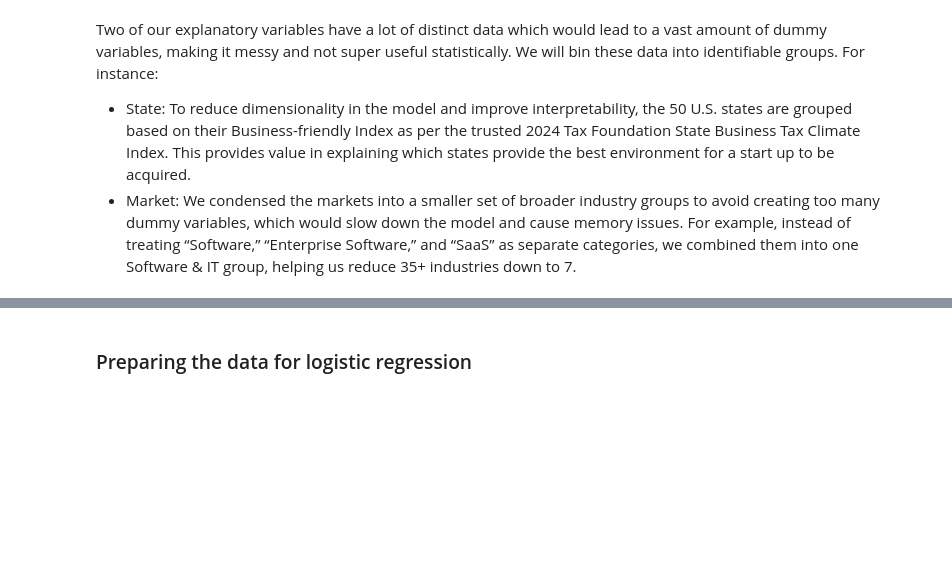
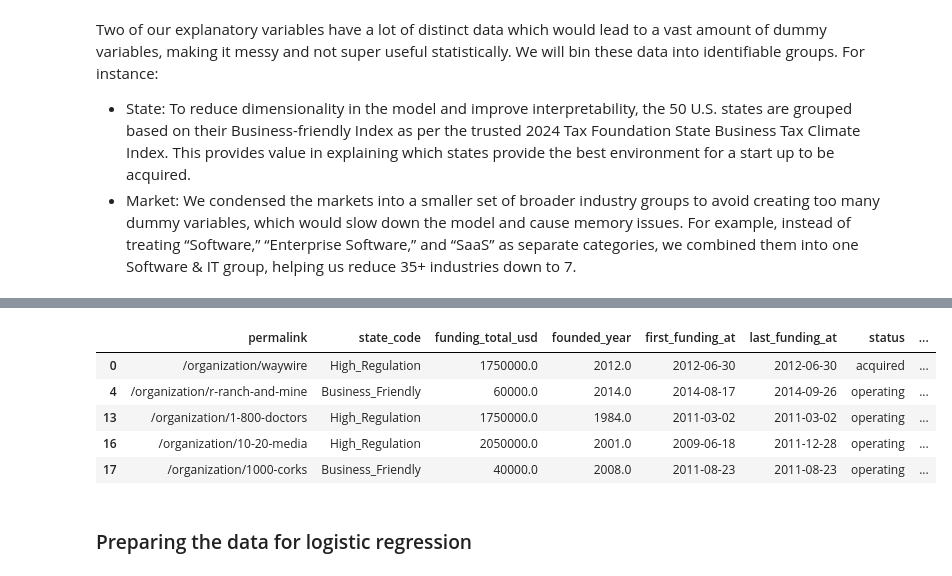
Before and after one commit to othmane-zizi-pro/logistic-regression-startup-exits, a Jupyter notebook: MGSC661 Startup Exits.ipynb, the cells around one changed output, grey strips where cells are left out. Saved outputs shown, nothing was run; the diff lists cells and outputs as text; code cells hidden in the pictures; blank space fills up the shorter version.

```diff
--- a/MGSC661 Startup Exits.ipynb
+++ b/MGSC661 Startup Exits.ipynb
@@ -281,7 +282,7 @@ For now, we will keep the following relevant columns: "state_code","market", "fu
 Note: While the original dataset includes entries from multiple countries, this investigation will focus exclusively on the United States. Macroeconomic conditions vary significantly across regions so by doing so we are limiting distortion in our data. Also, given that the U.S. serves as a central hub for startup activity, it represents our primary area of interest.
 # %%
 # Extracting relevant columns into new dataset investments_subset
-investments_2000.columns = investments_2000.columns.str.strip()  # removing any potential extra spaces from column names
+investments_1970.columns = investments_1970.columns.str.strip()  # removing any potential extra spaces from column names
 
 relevant_cols = ["permalink",
     "state_code",
@@ -294,7 +295,7 @@ relevant_cols = ["permalink",
 ]
 
 # Keep only those columns
-investments_subset = investments_2000[relevant_cols].copy()
+investments_subset = investments_1970[relevant_cols].copy()
 investments_subset.head()
 # %% [output]
 |  | permalink | state_code | funding_total_usd | founded_year | first_funding_at | last_funding_at | status | ... |
@@ -670,3 +682,19 @@ investments_subset.head()
+# %%
+investments_subset.loc[investments_subset['founded_year'] <= 1982, 'economic_phase'] = 'The Stagflation Era'
+investments_subset.loc[(investments_subset['founded_year'] <= 1990) & (investments_subset['founded_year'] >= 1983), 'economic_phase'] = 'The Reagan Boom'
+investments_subset.loc[(investments_subset['founded_year'] <= 2000) & (investments_subset['founded_year'] >= 1991), 'economic_phase'] = 'The Tech Boom'
+investments_subset.loc[(investments_subset['founded_year'] <= 2007) & (investments_subset['founded_year'] >= 2001), 'economic_phase'] = 'Dot-Com and Housing Bubble'
+investments_subset.loc[(investments_subset['founded_year'] <= 2009) & (investments_subset['founded_year'] >= 2008), 'economic_phase'] = 'The Great Recession'
+investments_subset.loc[investments_subset['founded_year'] >= 2010, 'economic_phase'] = 'Recovery and Expansion'
+
+investments_subset.head()
+# %% [output]
+|  | permalink | state_code | funding_total_usd | founded_year | first_funding_at | last_funding_at | status | ... |
+| 0 | /organization/waywire | High_Regulation | 1750000.0 | 2012.0 | 2012-06-30 | 2012-06-30 | acquired | ... |
+| 4 | /organization/r-ranch-and-mine | Business_Friendly | 60000.0 | 2014.0 | 2014-08-17 | 2014-09-26 | operating | ... |
+| 13 | /organization/1-800-doctors | High_Regulation | 1750000.0 | 1984.0 | 2011-03-02 | 2011-03-02 | operating | ... |
+| 16 | /organization/10-20-media | High_Regulation | 2050000.0 | 2001.0 | 2009-06-18 | 2011-12-28 | operating | ... |
+| 17 | /organization/1000-corks | Business_Friendly | 40000.0 | 2008.0 | 2011-08-23 | 2011-08-23 | operating | ... |
 # %% [markdown]
 ### Preparing the data for logistic regression
 # %% [markdown]
```
Also changed, not shown: parts of 14 cells of this notebook.
